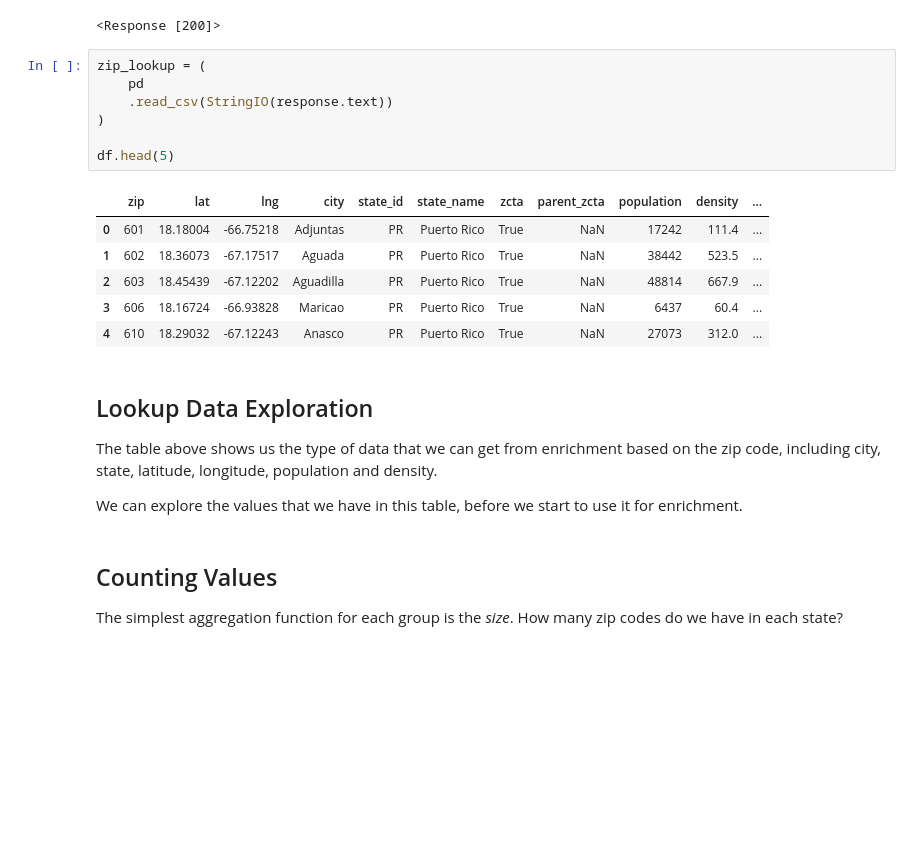
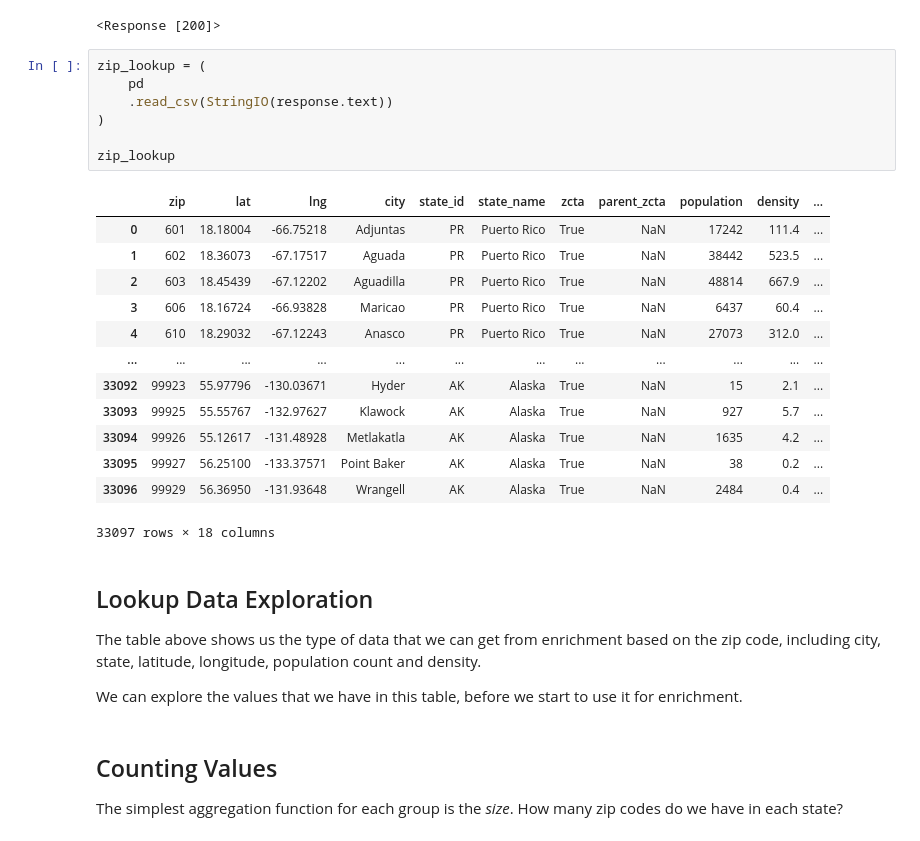
Before and after one commit to luisdomin5/from-excel-to-pandas, a Jupyter notebook: _sources/notebooks/03.03_merge.ipynb, the cells around one changed output. Saved outputs shown, nothing was run; the diff lists cells and outputs as text; blank space fills up the shorter version.

```diff
--- a/_sources/notebooks/03.03_merge.ipynb
+++ b/_sources/notebooks/03.03_merge.ipynb
@@ -26,21 +26,28 @@ response
 # %%
 zip_lookup = (
     pd
     .read_csv(StringIO(response.text))
 )
 
-df.head(5)
+zip_lookup
 # %% [output]
 |  | zip | lat | lng | city | state_id | state_name | zcta | parent_zcta | population | density | ... |
 | 0 | 601 | 18.18004 | -66.75218 | Adjuntas | PR | Puerto Rico | True | NaN | 17242 | 111.4 | ... |
 | 1 | 602 | 18.36073 | -67.17517 | Aguada | PR | Puerto Rico | True | NaN | 38442 | 523.5 | ... |
 | 2 | 603 | 18.45439 | -67.12202 | Aguadilla | PR | Puerto Rico | True | NaN | 48814 | 667.9 | ... |
 | 3 | 606 | 18.16724 | -66.93828 | Maricao | PR | Puerto Rico | True | NaN | 6437 | 60.4 | ... |
 | 4 | 610 | 18.29032 | -67.12243 | Anasco | PR | Puerto Rico | True | NaN | 27073 | 312.0 | ... |
+| ... | ... | ... | ... | ... | ... | ... | ... | ... | ... | ... | ... |
+| 33092 | 99923 | 55.97796 | -130.03671 | Hyder | AK | Alaska | True | NaN | 15 | 2.1 | ... |
+| 33093 | 99925 | 55.55767 | -132.97627 | Klawock | AK | Alaska | True | NaN | 927 | 5.7 | ... |
+| 33094 | 99926 | 55.12617 | -131.48928 | Metlakatla | AK | Alaska | True | NaN | 1635 | 4.2 | ... |
+| 33095 | 99927 | 56.25100 | -133.37571 | Point Baker | AK | Alaska | True | NaN | 38 | 0.2 | ... |
+| 33096 | 99929 | 56.36950 | -131.93648 | Wrangell | AK | Alaska | True | NaN | 2484 | 0.4 | ... |
+33097 rows × 18 columns
 # %% [markdown]
 ## Lookup Data Exploration
 
-The table above shows us the type of data that we can get from enrichment based on the zip code, including city, state, latitude, longitude, population and density.
+The table above shows us the type of data that we can get from enrichment based on the zip code, including city, state, latitude, longitude, population count and density.
 
 We can explore the values that we have in this table, before we start to use it for enrichment.
 # %% [markdown]
```
Also changed, not shown: parts of 4 cells of this notebook, 3 other files.
